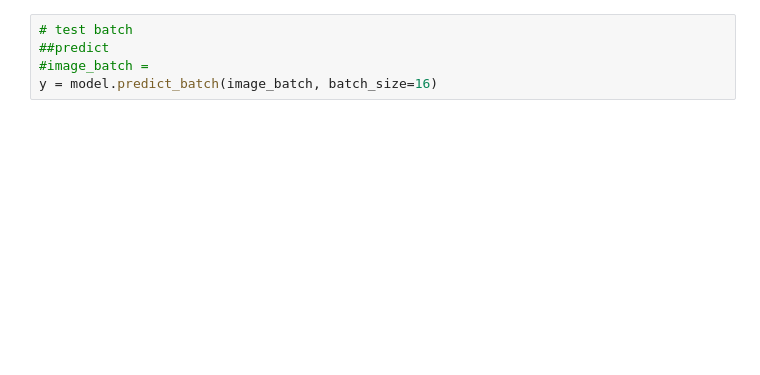
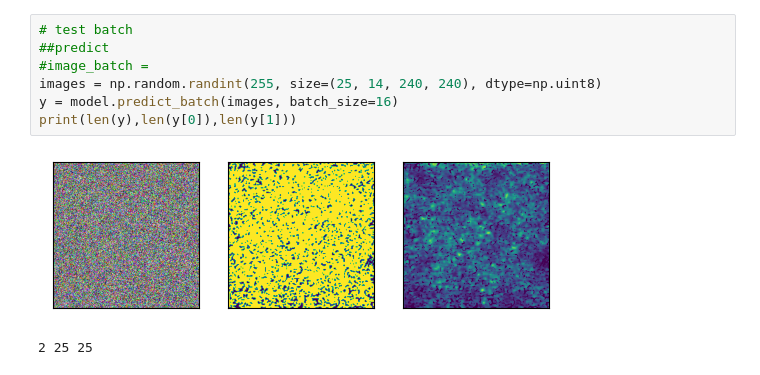
Before and after one commit to johnfrancis13/canopy-quality-scivision, a Jupyter notebook: canopy_quality/model.ipynb, the cells around one changed output. Drawn from its saved outputs; the diff is of its cells as text; blank space fills up the shorter version.

Commit message:
add data and predict_batch

```diff
--- a/canopy_quality/model.ipynb
+++ b/canopy_quality/model.ipynb
@@ -281,5 +280,10 @@ y = model.predict(np_image=image)
 # %%
 # test batch
 ##predict
 #image_batch =
-y = model.predict_batch(image_batch, batch_size=16)
+images = np.random.randint(255, size=(25, 14, 240, 240), dtype=np.uint8)
+y = model.predict_batch(images, batch_size=16)
+print(len(y),len(y[0]),len(y[1]))
+# %% [output]
+[figure, added]
+2 25 25
```
Also changed, not shown: parts of 4 cells of this notebook, 53 other files.
